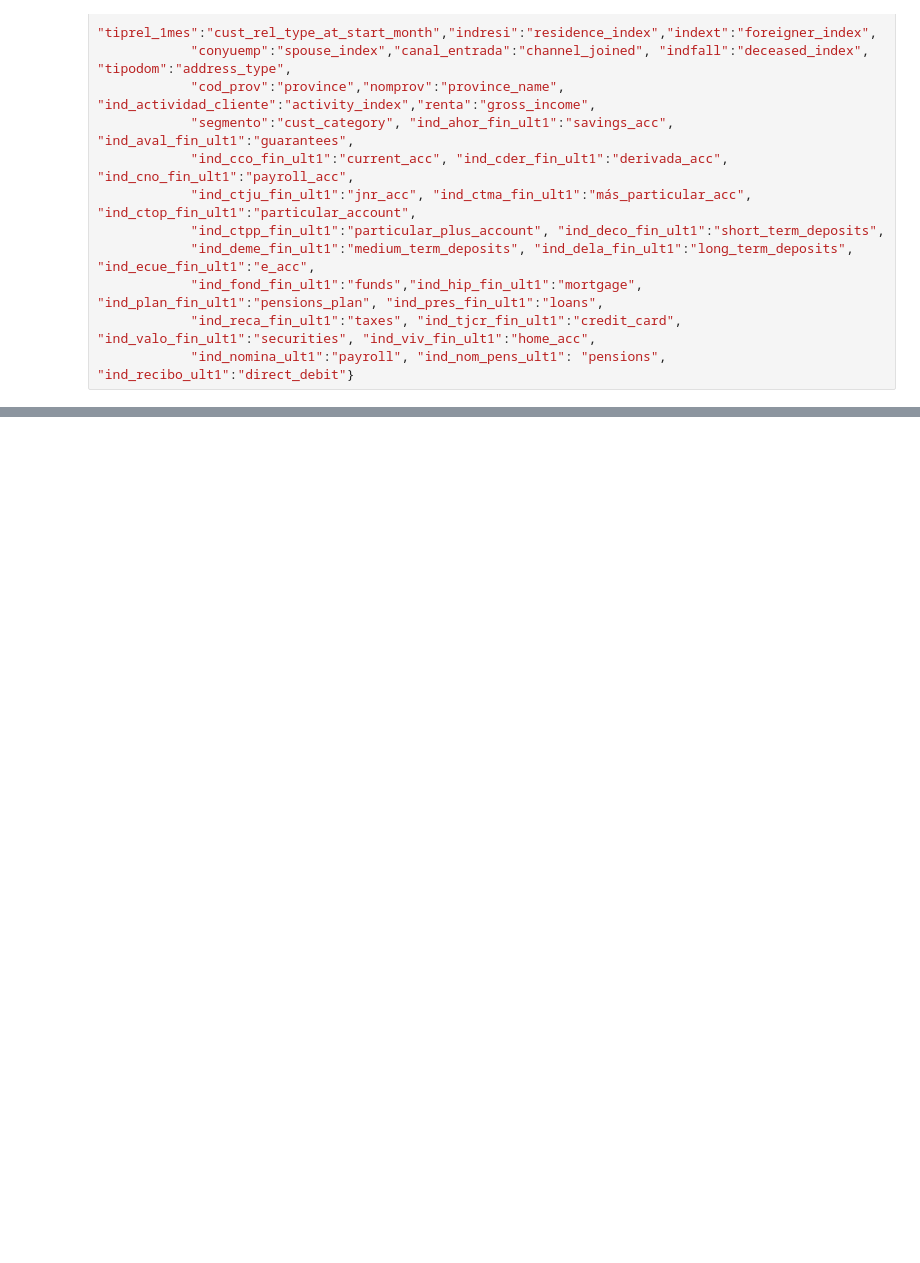
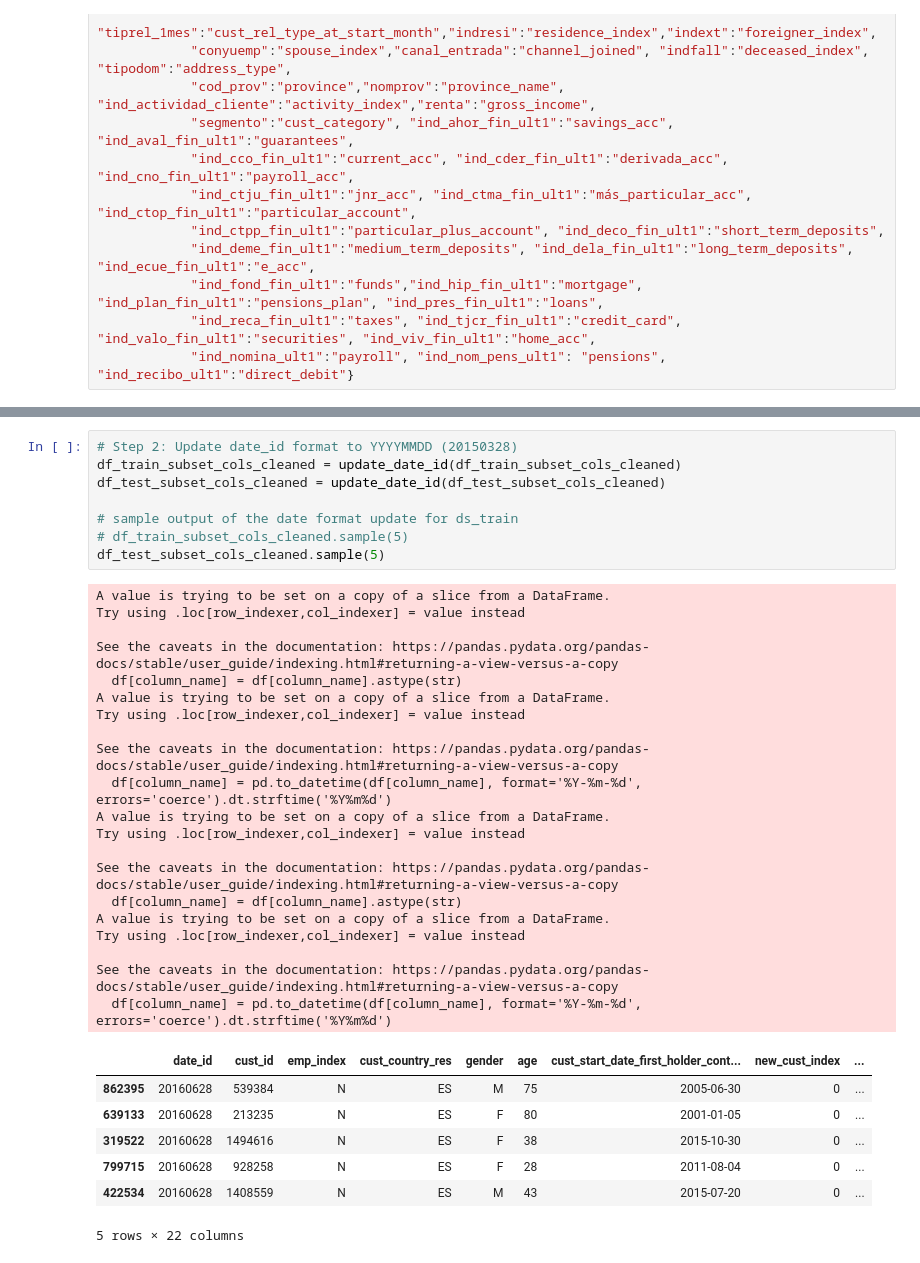
Before and after one commit to highwind-ai/examples, a Jupyter notebook: knn-banking-product-recommender/notebooks/data_exploration_santander_product_ds.ipynb, the cells around one changed output, grey strips where cells are left out. Saved outputs shown, nothing was run; the diff lists cells and outputs as text; blank space fills up the shorter version.

```diff
--- a/knn-banking-product-recommender/notebooks/data_exploration_santander_product_ds.ipynb
+++ b/knn-banking-product-recommender/notebooks/data_exploration_santander_product_ds.ipynb
@@ -298,0 +679,36 @@ cols = ['emp_index','cust_country_res','gender','cust_start_date_first_holder_co
+# %%
+# Step 2: Update date_id format to YYYYMMDD (20150328)
+df_train_subset_cols_cleaned = update_date_id(df_train_subset_cols_cleaned)
+df_test_subset_cols_cleaned = update_date_id(df_test_subset_cols_cleaned)
+
+# sample output of the date format update for ds_train
+# df_train_subset_cols_cleaned.sample(5)
+df_test_subset_cols_cleaned.sample(5)
+# %% [output]
+A value is trying to be set on a copy of a slice from a DataFrame.
+Try using .loc[row_indexer,col_indexer] = value instead
+
+See the caveats in the documentation: https://pandas.pydata.org/pandas-docs/stable/user_guide/indexing.html#returning-a-view-versus-a-copy
+  df[column_name] = df[column_name].astype(str)
+A value is trying to be set on a copy of a slice from a DataFrame.
+Try using .loc[row_indexer,col_indexer] = value instead
+
+See the caveats in the documentation: https://pandas.pydata.org/pandas-docs/stable/user_guide/indexing.html#returning-a-view-versus-a-copy
+  df[column_name] = pd.to_datetime(df[column_name], format='%Y-%m-%d', errors='coerce').dt.strftime('%Y%m%d')
+A value is trying to be set on a copy of a slice from a DataFrame.
+Try using .loc[row_indexer,col_indexer] = value instead
+
+See the caveats in the documentation: https://pandas.pydata.org/pandas-docs/stable/user_guide/indexing.html#returning-a-view-versus-a-copy
+  df[column_name] = df[column_name].astype(str)
+A value is trying to be set on a copy of a slice from a DataFrame.
+Try using .loc[row_indexer,col_indexer] = value instead
+
+See the caveats in the documentation: https://pandas.pydata.org/pandas-docs/stable/user_guide/indexing.html#returning-a-view-versus-a-copy
+  df[column_name] = pd.to_datetime(df[column_name], format='%Y-%m-%d', errors='coerce').dt.strftime('%Y%m%d')
+|  | date_id | cust_id | emp_index | cust_country_res | gender | age | cust_start_date_first_holder_cont... | new_cust_index | ... |
+| 862395 | 20160628 | 539384 | N | ES | M | 75 | 2005-06-30 | 0 | ... |
+| 639133 | 20160628 | 213235 | N | ES | F | 80 | 2001-01-05 | 0 | ... |
+| 319522 | 20160628 | 1494616 | N | ES | F | 38 | 2015-10-30 | 0 | ... |
+| 799715 | 20160628 | 928258 | N | ES | F | 28 | 2011-08-04 | 0 | ... |
+| 422534 | 20160628 | 1408559 | N | ES | M | 43 | 2015-07-20 | 0 | ... |
+5 rows × 22 columns
```
Also changed, not shown: parts of 50 cells of this notebook.
